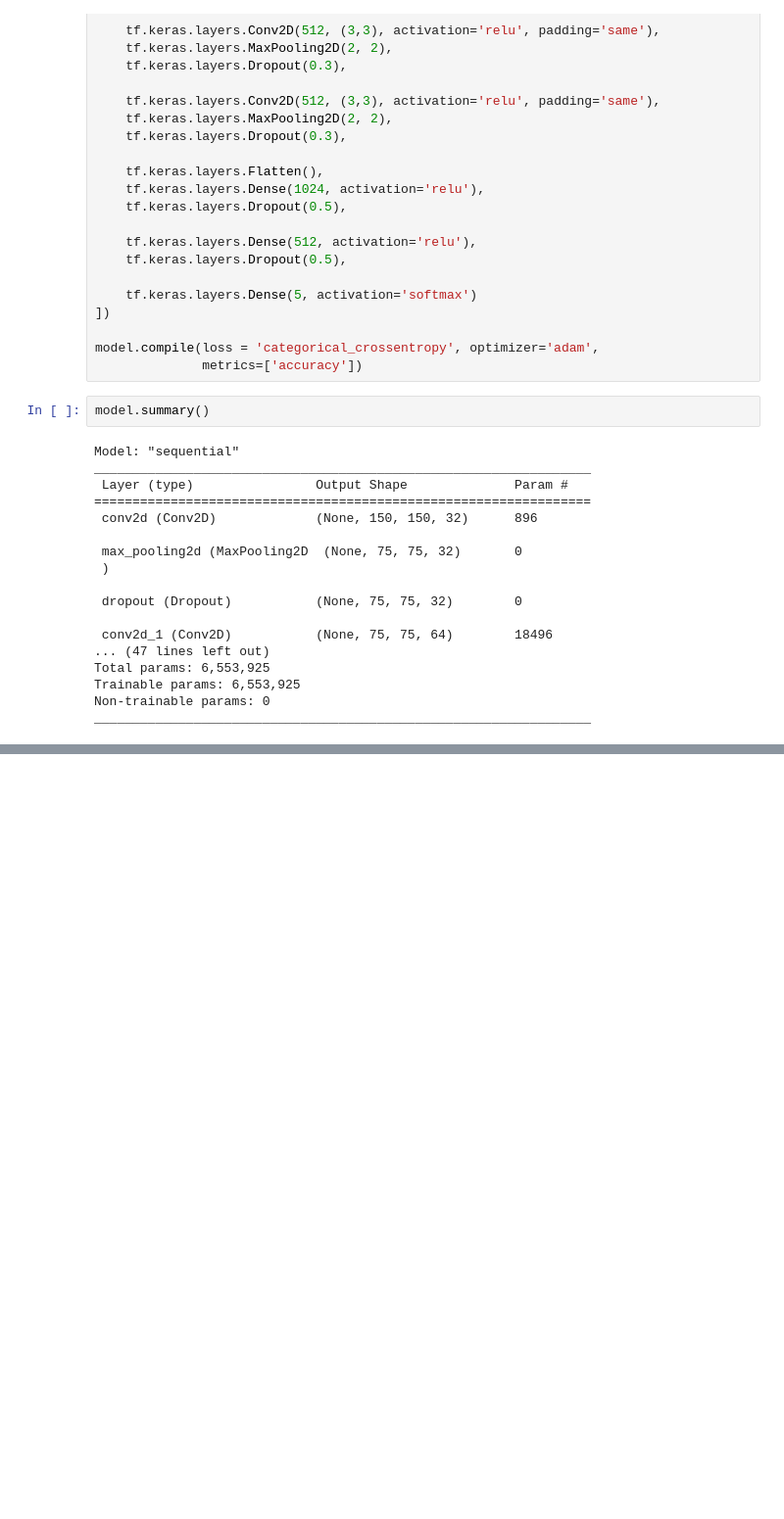
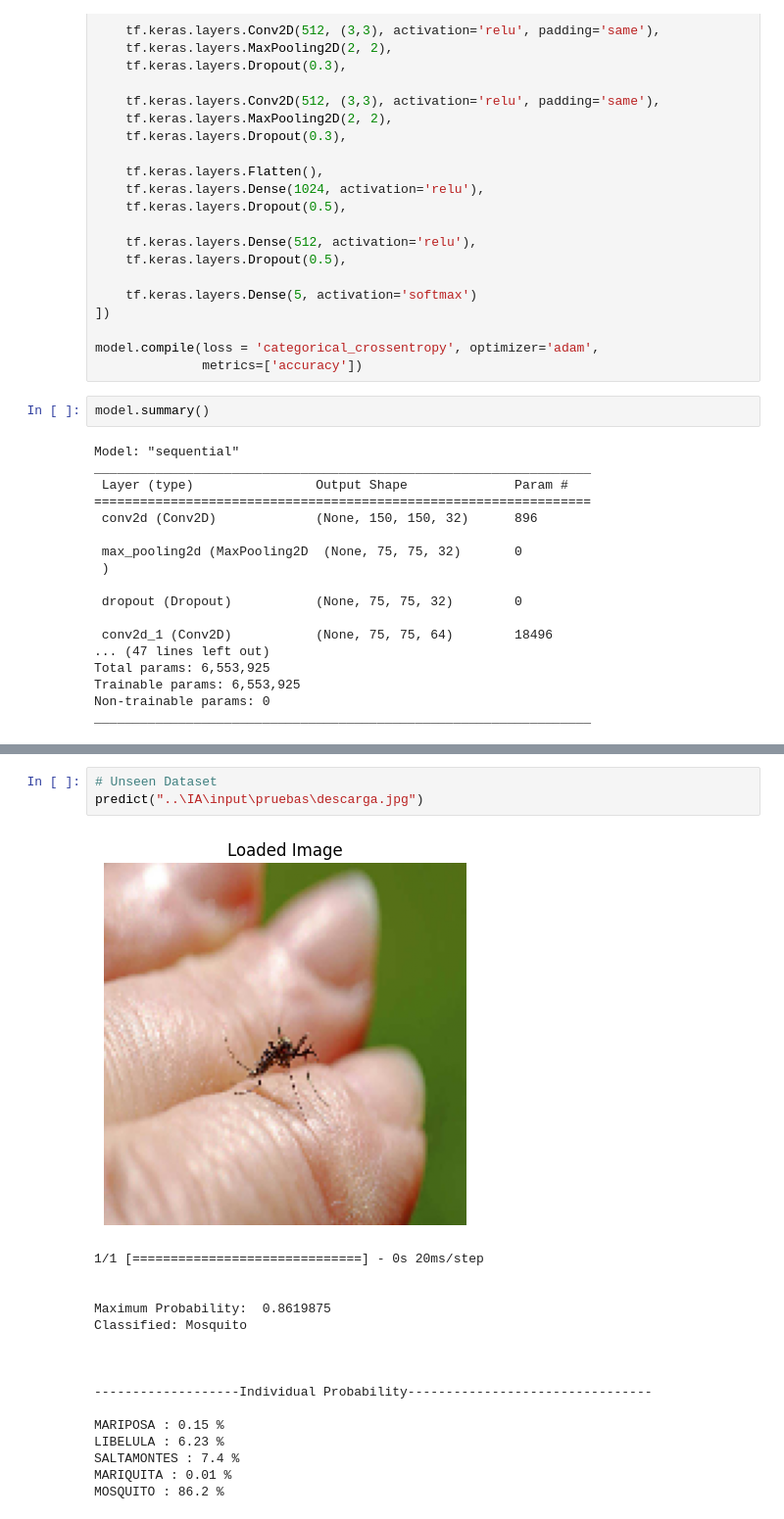
Before and after one commit to DeMiKe16/Repositorio_OG, a Jupyter notebook: IA/primera prueba.ipynb, the cells around one changed output, grey strips where cells are left out. Shown at 98% size. Drawn from its saved outputs; the diff is of its cells as text; blank space fills up the shorter version.

```diff
--- a/IA/primera prueba.ipynb
+++ b/IA/primera prueba.ipynb
@@ -100,0 +205,20 @@ _________________________________________________________________
+# %%
+# Unseen Dataset
+predict("..\IA\input\pruebas\descarga.jpg")
+# %% [output]
+[figure, added]
+1/1 [==============================] - 0s 20ms/step
+
+
+Maximum Probability:  0.8619875
+Classified: Mosquito
+
+
+
+-------------------Individual Probability--------------------------------
+
+MARIPOSA : 0.15 %
+LIBELULA : 6.23 %
+SALTAMONTES : 7.4 %
+MARIQUITA : 0.01 %
+MOSQUITO : 86.2 %
```
Also changed, not shown: parts of 9 cells of this notebook, 38 other files.
